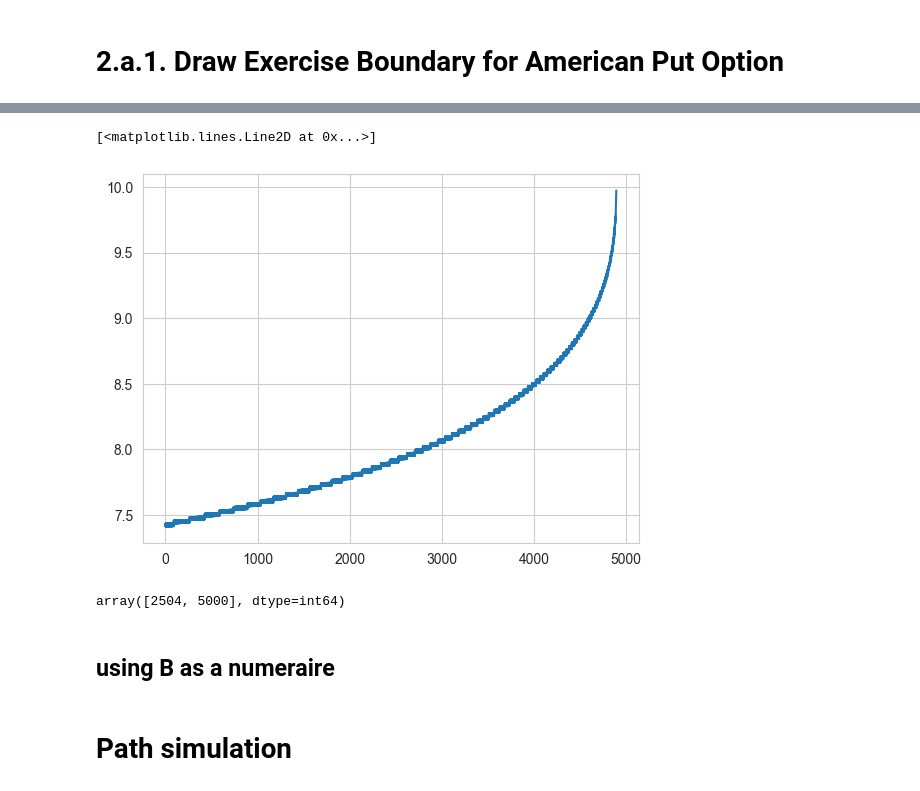
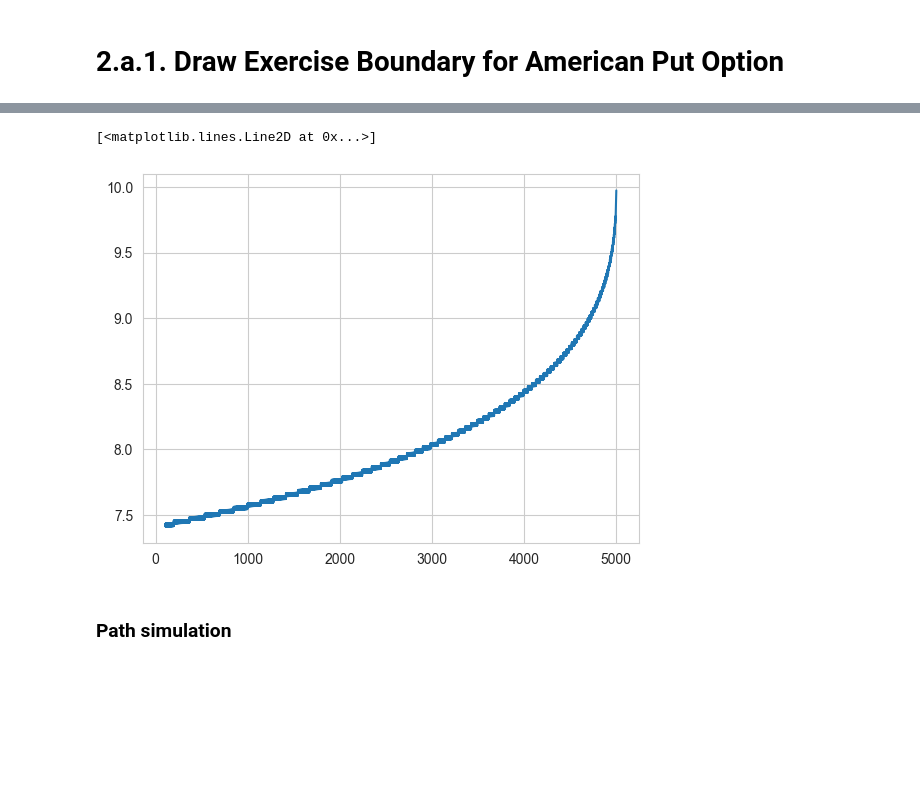
Before and after one commit to kaiwenShen/Pricing_Project1, a Jupyter notebook: Project1.ipynb, the cells around one changed output, grey strips where cells are left out. Cells and saved outputs as stored; diff of their text form; code cells hidden in the pictures; blank space fills up the shorter version.

```diff
--- a/Project1.ipynb
+++ b/Project1.ipynb
@@ -62,8 +62,10 @@ def np_groupby(data, key):
 grouped_timestamp = np_groupby(*np.where((K - asset_tree - Q_option_tree) == 0))
 # %%
 grouped_timestamp = np.vstack([[min(item) for item in grouped_timestamp.values()], list(grouped_timestamp.keys())])
+# %%
+execution_boundary = asset_tree[grouped_timestamp[0], grouped_timestamp[1]]
 # %%
-plt.plot(asset_tree[grouped_timestamp[0], grouped_timestamp[1]])
+plt.plot(grouped_timestamp[1], execution_boundary)
 # %% [output]
 [<matplotlib.lines.Line2D at 0x...>]
-[figure, old version]
+[figure, new version]
@@ -72,6 +71,0 @@ Q_option_tree
-# %%
-grouped_timestamp[:,-1]
-# %% [output]
-array([2504, 5000], dtype=int64)
-# %% [markdown]
-## using B as a numeraire
@@ -80,5 +72,5 @@ array([2504, 5000], dtype=int64)
 # %% [markdown]
-# Path simulation
+### Path simulation
 # %%
 T = 1
 S0 = 10
```
Also changed, not shown: parts of 20 cells of this notebook.
